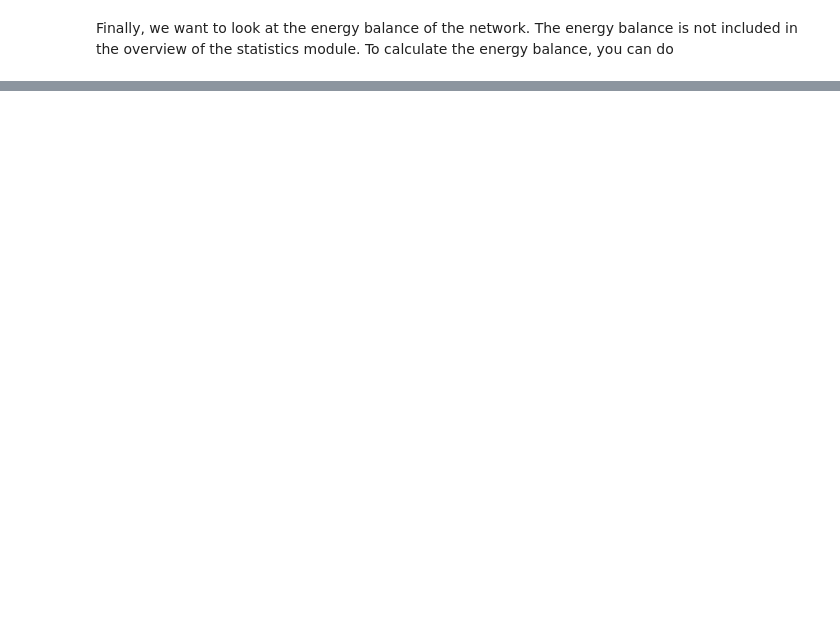
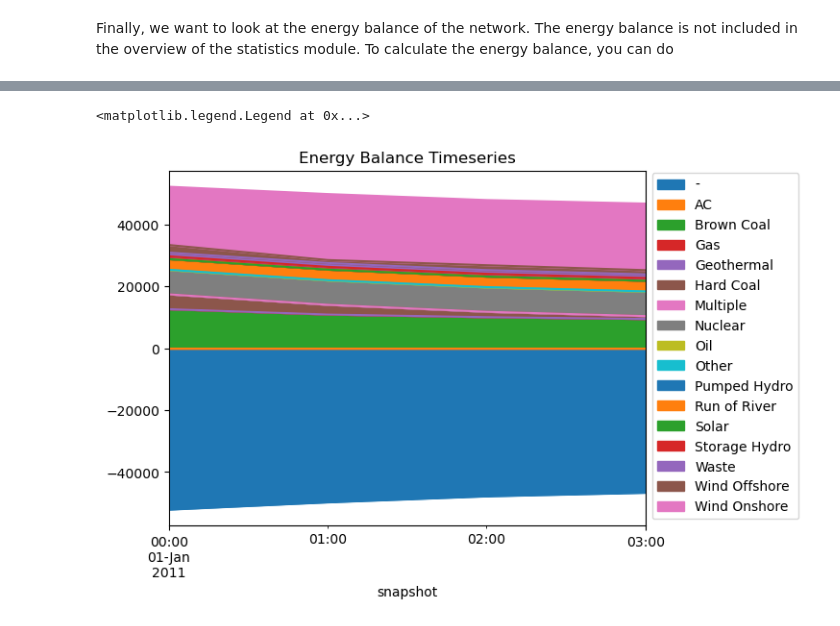
Before and after one commit to PyPSA/PyPSA, a Jupyter notebook: examples/notebooks/statistics.ipynb, the cells around one changed output, grey strips where cells are left out. Drawn from its saved outputs; the diff is of its cells as text; code cells hidden in the pictures; blank space fills up the shorter version.

```diff
--- a/examples/notebooks/statistics.ipynb
+++ b/examples/notebooks/statistics.ipynb
@@ -101,0 +298,7 @@ Note that there is now an additional index level called bus carrier. This is bec
+# %%
+fig, ax = plt.subplots()
+n.statistics.energy_balance(aggregate_time=False).loc[:,:,"AC"].droplevel(0).iloc[:,:4].groupby("carrier").sum().where(lambda x: np.abs(x)>1).fillna(0).T.plot.area(ax=ax, title="Energy Balance Timeseries")
+ax.legend(bbox_to_anchor=(1, 0), loc="lower left", title=None, ncol=1)
+# %% [output]
+<matplotlib.legend.Legend at 0x...>
+[figure, added]
```
Also changed, not shown: parts of 19 cells of this notebook, 1 other file.
